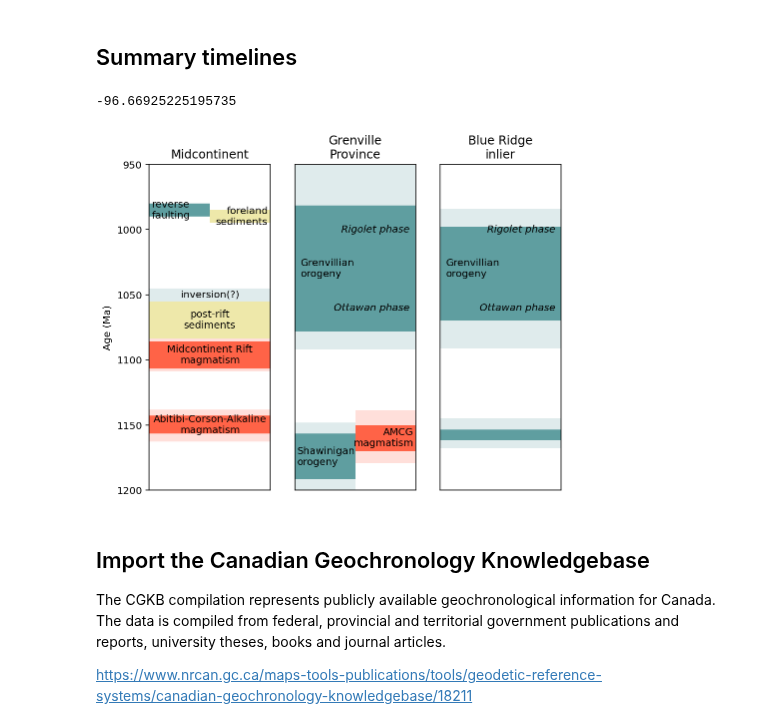
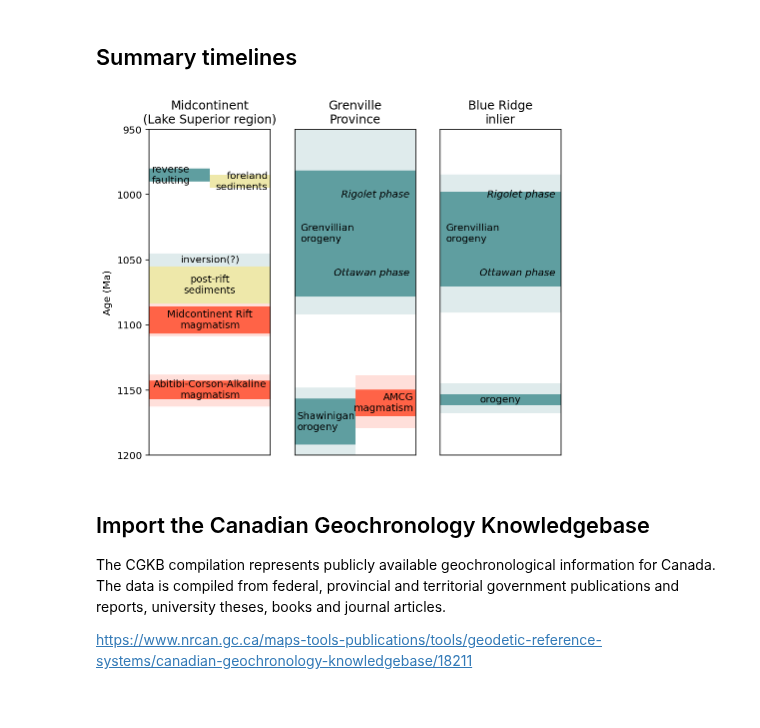
Before and after one commit to Swanson-Hysell/Mesoproterozoic_Turning_Point, a Jupyter notebook: code/Mesoprot_geochron.ipynb, the cells around one changed output. Saved outputs shown, nothing was run; the diff lists cells and outputs as text; code cells hidden in the pictures.

```diff
--- a/code/Mesoprot_geochron.ipynb
+++ b/code/Mesoprot_geochron.ipynb
@@ -110,6 +113,9 @@ plt.xlim(1200,950)
 ax1 = fig.add_subplot(spec[1])
 
 boot_maxs,boot_mins,AMCG_max,AMCG_min = bootstrap_calc_plot(AMCG_dates,bootstrap_n=bootstrap_number)
+AMCG_max_median = np.median(boot_maxs)
+AMCG_min_median = np.median(boot_mins)
+
 plt.xlim(1200,950)
 ax1.set_xticks([])
 ax1.set_yticks([])
@@ -117,10 +123,7 @@ ax1.set_ylabel('')
 ax1.set_xlabel('')
 
 ax2 = fig.add_subplot(spec[2])
-boot_maxs,boot_mins,AMCG_max,AMCG_min = plot_bootstrap_hist(boot_maxs,boot_mins,AMCG_max,AMCG_min)
-
-AMCG_max_median = np.median(boot_maxs)
-AMCG_min_median = np.median(boot_mins)
+plot_bootstrap_hist(boot_maxs,boot_mins,AMCG_max,AMCG_min)
 
 plt.legend(framealpha=1)
 plt.xlim(1200,950)
@@ -620,16 +628,12 @@ plt.show()
 # %% [markdown]
 ## Summary timelines
-# %%
-Grenville_Gren_min-Grenville_Gren_max
-# %% [output]
--96.66925225195735
 # %%
 fig = plt.figure(figsize=(10,6))
 spec = gridspec.GridSpec(ncols=4, nrows=1,
                          width_ratios=[1, 1, 1, 1])
 
 ax0 = fig.add_subplot(spec[0])
-ax0.title.set_text('Midcontinent')
+ax0.title.set_text('Midcontinent\n(Lake Superior region)')
 
 Abitibi_median_rect = matplotlib.patches.Rectangle((-1, Abitibi_max_median),2, Abitibi_min_median-Abitibi_max_median, facecolor='tomato',edgecolor='none', alpha=0.2)
 ax0.add_patch(Abitibi_median_rect)
@@ -700,39 +704,42 @@ ax2.add_patch(Blue_Ridge_Shaw_median_rect)
 
 Blue_Ridge_Shaw_rect = matplotlib.patches.Rectangle((-1, Blue_Ridge_Shaw_max),2, Blue_Ridge_Shaw_min-Blue_Ridge_Shaw_max,facecolor='cadetblue',edgecolor='none')
 ax2.add_patch(Blue_Ridge_Shaw_rect)
+plt.text(0.5,(Blue_Ridge_Shaw_max+Blue_Ridge_Shaw_min)/2,'orogeny',horizontalalignment='center',verticalalignment='center')
+
+
 
 Blue_Ridge_Grenville_median_rect = matplotlib.patches.Rectangle((-1, Blue_Ridge_Gren_max_median),2, Blue_Ridge_Gren_min_median-Blue_Ridge_Gren_max_median,
                                                                 facecolor='cadetblue',edgecolor='none', alpha=0.2)
 ax2.add_patch(Blue_Ridge_Grenville_median_rect)
 
 Blue_Ridge_Grenville_rect = matplotlib.patches.Rectangle((-1, Blue_Ridge_Gren_max),2, Blue_Ridge_Gren_min-Blue_Ridge_Gren_max, facecolor='cadetblue',edgecolor='none')
 ax2.add_patch(Blue_Ridge_Grenville_rect)
 
 plt.text(0.05,(Grenville_Gren_max+Grenville_Gren_min)/2,'Grenvillian\norogeny',horizontalalignment='left',verticalalignment='center')
 plt.text(0.95,1060,'Ottawan phase',horizontalalignment='right',verticalalignment='center',style='italic')
 plt.text(0.95,1000,'Rigolet phase',horizontalalignment='right',verticalalignment='center',style='italic')
 
 plt.ylim(1200,950)
 plt.gca().set_yticks([])
 plt.gca().set_ylabel('')
 plt.gca().set_xticks([])
 
 # ax3 = fig.add_subplot(spec[3])
 # ax3.title.set_text('Texas')
 
 # Blue_Ridge_Shaw_median_rect = matplotlib.patches.Rectangle((-1, Blue_Ridge_Shaw_max_median),2, Blue_Ridge_Shaw_min_median-Blue_Ridge_Shaw_max_median, color='cadetblue', alpha=0.2)
 # ax3.add_patch(Blue_Ridge_Shaw_median_rect)
 
 # plt.ylim(1200,950)
 # plt.gca().set_yticks([])
 # plt.gca().set_ylabel('')
 # plt.gca().set_xticks([])
 
 
 plt.savefig('timeline_figure.pdf')
 plt.show()
 # %% [output]
-[figure, old version]
+[figure, new version]
 # %% [markdown]
 ## Import the Canadian Geochronology Knowledgebase
 
```
Also changed, not shown: parts of 14 cells of this notebook, 8 other files.
